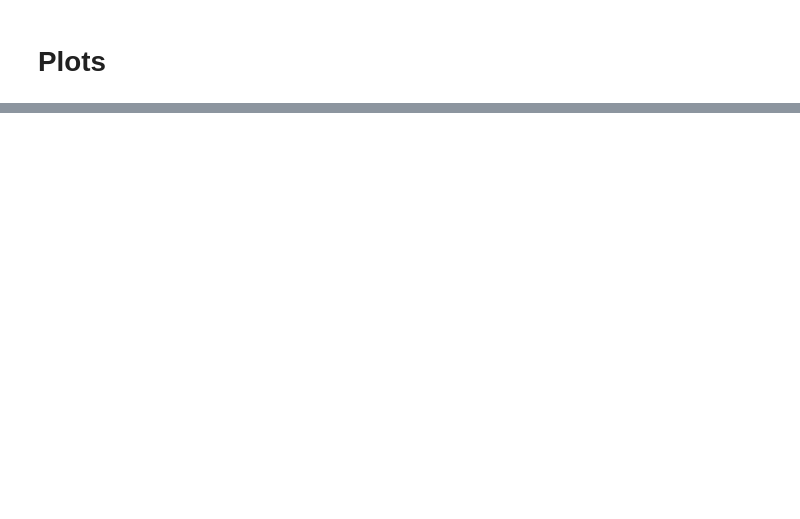
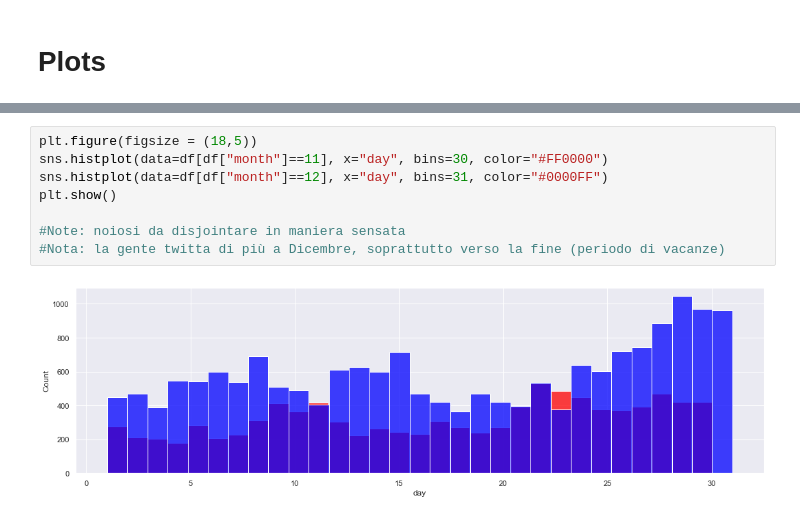
Before and after one commit to devix2/IntroToDS_FinalProject, a Jupyter notebook: SocialPulse(noCC)/EDA.ipynb, the cells around one changed output, grey strips where cells are left out. Cells and saved outputs as stored; diff of their text form; blank space fills up the shorter version.

```diff
--- a/SocialPulse(noCC)/EDA.ipynb
+++ b/SocialPulse(noCC)/EDA.ipynb
@@ -267,0 +66,10 @@ plt.plot(tweets.groupby("language").count())
+# %%
+plt.figure(figsize = (18,5))
+sns.histplot(data=df[df["month"]==11], x="day", bins=30, color="#FF0000")
+sns.histplot(data=df[df["month"]==12], x="day", bins=31, color="#0000FF")
+plt.show()
+
+#Note: noiosi da disjointare in maniera sensata
+#Nota: la gente twitta di più a Dicembre, soprattutto verso la fine (periodo di vacanze)
+# %% [output]
+[figure, added]
```
Also changed, not shown: parts of 25 cells of this notebook, 7 other files.
